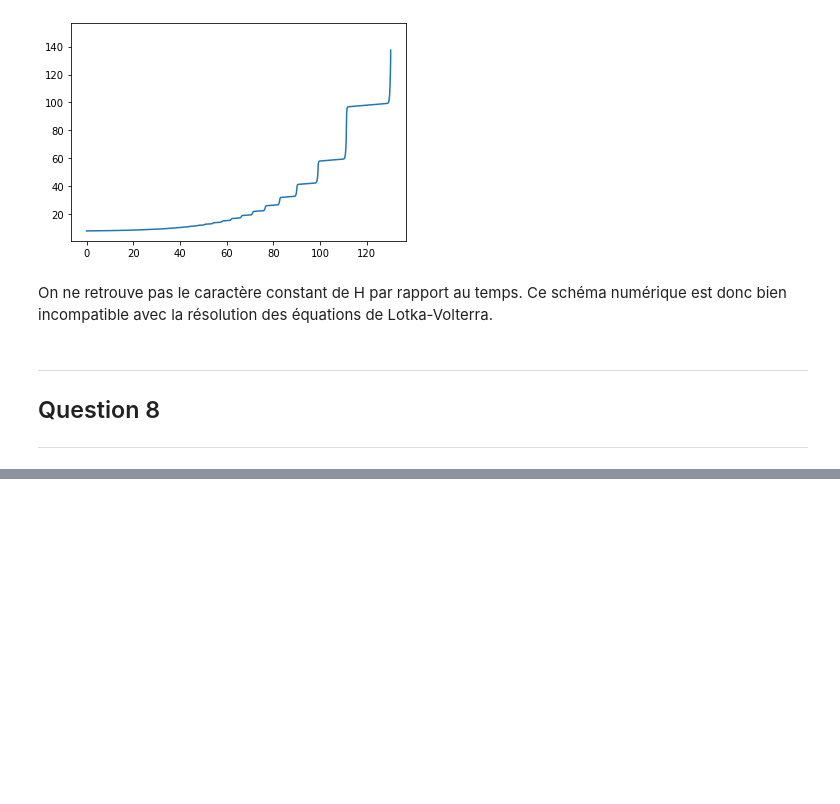
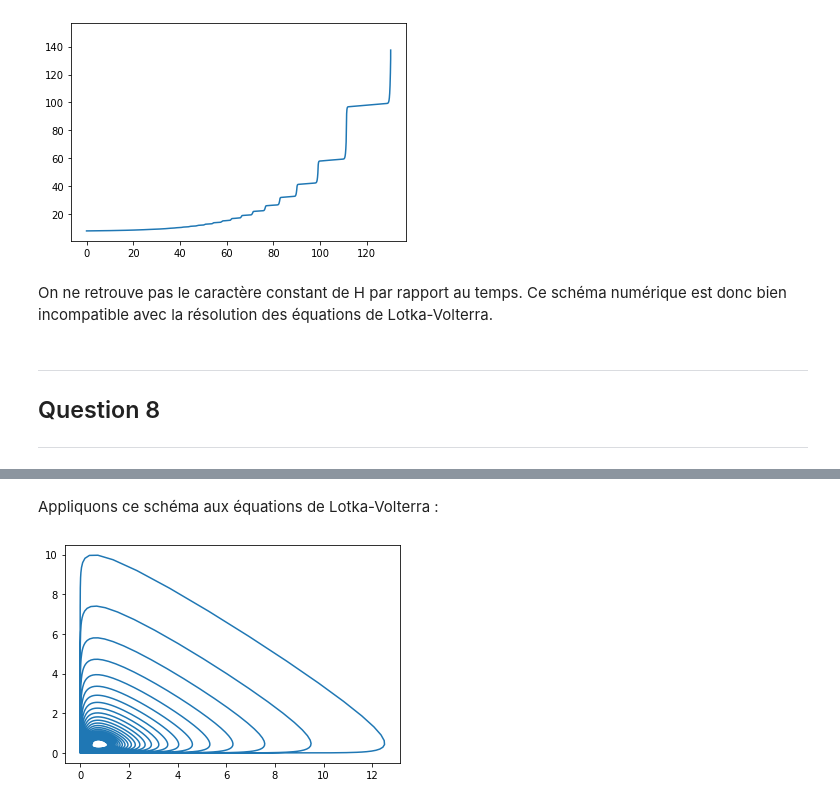
Before and after one commit to david-bretaud/equadiff, a Jupyter notebook: projet.ipynb, the cells around one changed output, grey strips where cells are left out. Cells and saved outputs as stored; diff of their text form; code cells hidden in the pictures; blank space fills up the shorter version.

```diff
--- a/projet.ipynb
+++ b/projet.ipynb
@@ -343,0 +350,9 @@ def solve_euler_implicit(f, x0, dt, t0, tf, itermax = 100):
+# %% [markdown]
+Appliquons ce schéma aux équations de Lotka-Volterra :
+# %%
+sol = solve_euler_implicit(F, [0.5, 0.5], 10e-3, 0.0, 100.0)
+t, x = sol[0], np.array(sol[1]) # Conversion en array numpy pour effectuer des slices
+
+plt.plot(x[:,0], x[:,1]);
+# %% [output]
+[figure, added]
```
Also changed, not shown: parts of 20 cells of this notebook.
